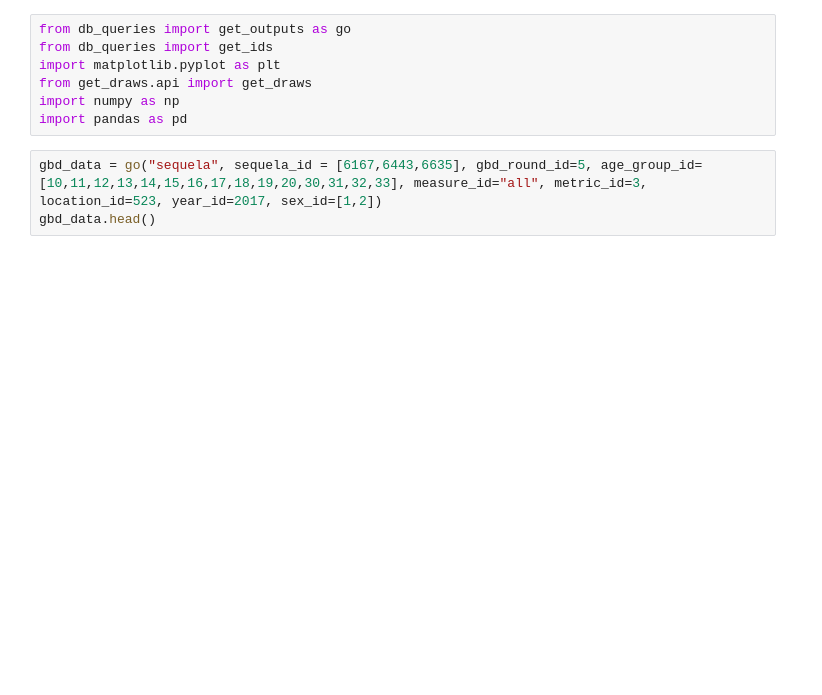
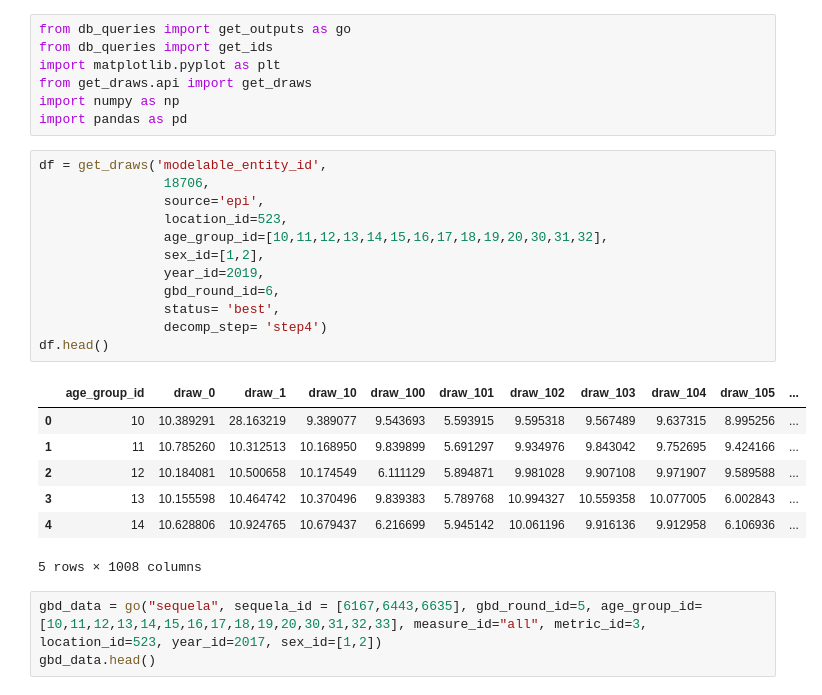
Before and after one commit to ihmeuw/vivarium_research_nih_us_cvd, a Jupyter notebook: outpatient_visits.ipynb, the cells around one changed output. Cells and saved outputs as stored; diff of their text form; blank space fills up the shorter version.

```diff
--- a/outpatient_visits.ipynb
+++ b/outpatient_visits.ipynb
@@ -5,6 +5,26 @@ import matplotlib.pyplot as plt
 from get_draws.api import get_draws
 import numpy as np
 import pandas as pd
+# %%
+df = get_draws('modelable_entity_id',
+                18706,
+                source='epi',
+                location_id=523,
+                age_group_id=[10,11,12,13,14,15,16,17,18,19,20,30,31,32],
+                sex_id=[1,2],
+                year_id=2019,
+                gbd_round_id=6,
+                status= 'best',
+                decomp_step= 'step4')
+df.head()
+# %% [output]
+|  | age_group_id | draw_0 | draw_1 | draw_10 | draw_100 | draw_101 | draw_102 | draw_103 | draw_104 | draw_105 | ... |
+| 0 | 10 | 10.389291 | 28.163219 | 9.389077 | 9.543693 | 5.593915 | 9.595318 | 9.567489 | 9.637315 | 8.995256 | ... |
+| 1 | 11 | 10.785260 | 10.312513 | 10.168950 | 9.839899 | 5.691297 | 9.934976 | 9.843042 | 9.752695 | 9.424166 | ... |
+| 2 | 12 | 10.184081 | 10.500658 | 10.174549 | 6.111129 | 5.894871 | 9.981028 | 9.907108 | 9.971907 | 9.589588 | ... |
+| 3 | 13 | 10.155598 | 10.464742 | 10.370496 | 9.839383 | 5.789768 | 10.994327 | 10.559358 | 10.077005 | 6.002843 | ... |
+| 4 | 14 | 10.628806 | 10.924765 | 10.679437 | 6.216699 | 5.945142 | 10.061196 | 9.916136 | 9.912958 | 6.106936 | ... |
+5 rows × 1008 columns
 # %%
 gbd_data = go("sequela", sequela_id = [6167,6443,6635], gbd_round_id=5, age_group_id=[10,11,12,13,14,15,16,17,18,19,20,30,31,32,33], measure_id="all", metric_id=3, location_id=523, year_id=2017, sex_id=[1,2])
 gbd_data.head()
```
Also changed, not shown: 57 other files.
